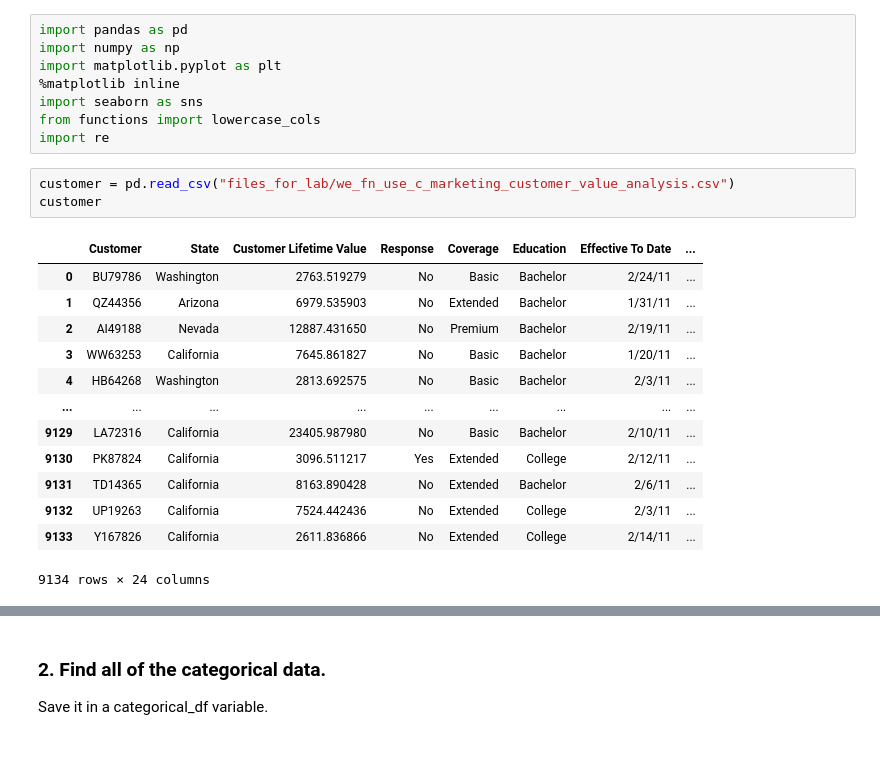
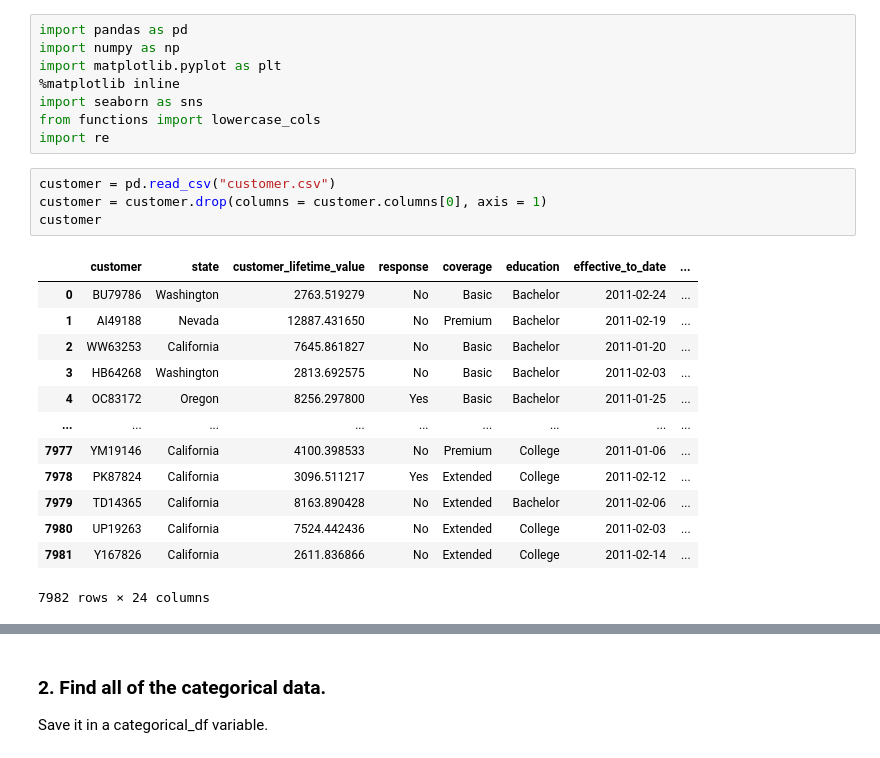
Before and after one commit to Alfon22A/Cleaning-Categorical-Data, a Jupyter notebook: Solution.ipynb, the cells around one changed output, grey strips where cells are left out. Saved outputs shown, nothing was run; the diff lists cells and outputs as text.

```diff
--- a/Solution.ipynb
+++ b/Solution.ipynb
@@ -18,19 +18,20 @@ import seaborn as sns
 from functions import lowercase_cols
 import re
 # %%
-customer = pd.read_csv("files_for_lab/we_fn_use_c_marketing_customer_value_analysis.csv")
+customer = pd.read_csv("customer.csv")
+customer = customer.drop(columns = customer.columns[0], axis = 1)
 customer
 # %% [output]
-|  | Customer | State | Customer Lifetime Value | Response | Coverage | Education | Effective To Date | ... |
-| 0 | BU79786 | Washington | 2763.519279 | No | Basic | Bachelor | 2/24/11 | ... |
-| 1 | QZ44356 | Arizona | 6979.535903 | No | Extended | Bachelor | 1/31/11 | ... |
-| 2 | AI49188 | Nevada | 12887.431650 | No | Premium | Bachelor | 2/19/11 | ... |
-| 3 | WW63253 | California | 7645.861827 | No | Basic | Bachelor | 1/20/11 | ... |
-| 4 | HB64268 | Washington | 2813.692575 | No | Basic | Bachelor | 2/3/11 | ... |
+|  | customer | state | customer_lifetime_value | response | coverage | education | effective_to_date | ... |
+| 0 | BU79786 | Washington | 2763.519279 | No | Basic | Bachelor | 2011-02-24 | ... |
+| 1 | AI49188 | Nevada | 12887.431650 | No | Premium | Bachelor | 2011-02-19 | ... |
+| 2 | WW63253 | California | 7645.861827 | No | Basic | Bachelor | 2011-01-20 | ... |
+| 3 | HB64268 | Washington | 2813.692575 | No | Basic | Bachelor | 2011-02-03 | ... |
+| 4 | OC83172 | Oregon | 8256.297800 | Yes | Basic | Bachelor | 2011-01-25 | ... |
 | ... | ... | ... | ... | ... | ... | ... | ... | ... |
-| 9129 | LA72316 | California | 23405.987980 | No | Basic | Bachelor | 2/10/11 | ... |
-| 9130 | PK87824 | California | 3096.511217 | Yes | Extended | College | 2/12/11 | ... |
-| 9131 | TD14365 | California | 8163.890428 | No | Extended | Bachelor | 2/6/11 | ... |
-| 9132 | UP19263 | California | 7524.442436 | No | Extended | College | 2/3/11 | ... |
-| 9133 | Y167826 | California | 2611.836866 | No | Extended | College | 2/14/11 | ... |
+| 7977 | YM19146 | California | 4100.398533 | No | Premium | College | 2011-01-06 | ... |
+| 7978 | PK87824 | California | 3096.511217 | Yes | Extended | College | 2011-02-12 | ... |
+| 7979 | TD14365 | California | 8163.890428 | No | Extended | Bachelor | 2011-02-06 | ... |
+| 7980 | UP19263 | California | 7524.442436 | No | Extended | College | 2011-02-03 | ... |
+| 7981 | Y167826 | California | 2611.836866 | No | Extended | College | 2011-02-14 | ... |
-9134 rows × 24 columns
+7982 rows × 24 columns
```
Also changed, not shown: parts of 22 cells of this notebook, 2 other files.
